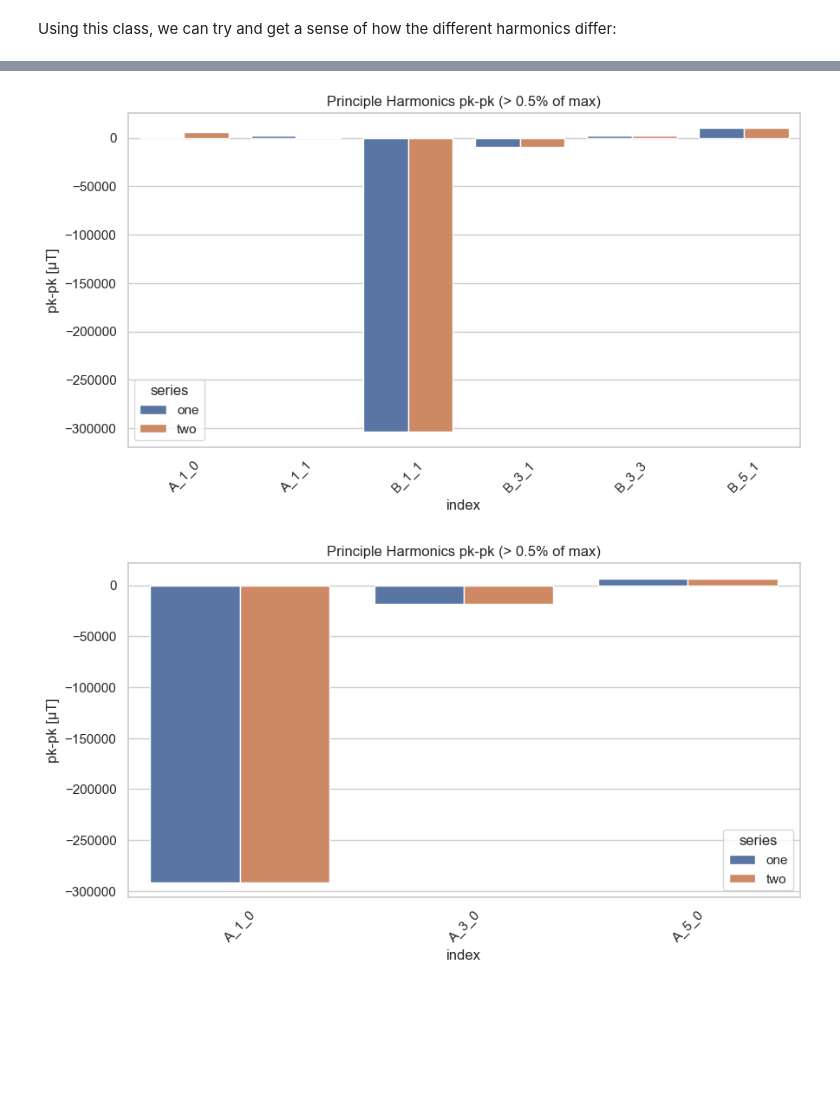
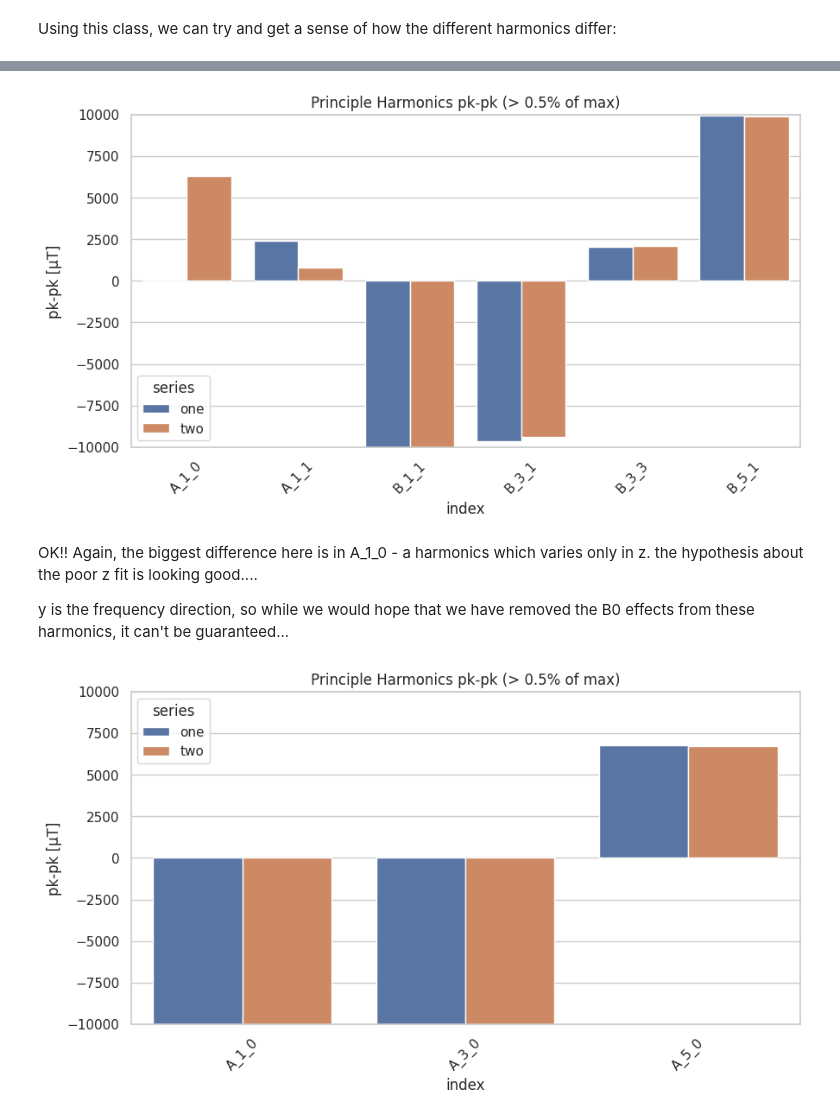
Before and after one commit to Image-X-Institute/mri_distortion_toolkit, a Jupyter notebook: examples/franken_goam/FrankenGoam.ipynb, the cells around one changed output, grey strips where cells are left out. Drawn from its saved outputs; the diff is of its cells as text; code cells hidden in the pictures; blank space fills up the shorter version.

```diff
--- a/examples/franken_goam/FrankenGoam.ipynb
+++ b/examples/franken_goam/FrankenGoam.ipynb
@@ -468,7 +527,7 @@ class CompareHarmonics:
         self.series1_fit.plot_cut_planes()
         self.series2_fit.plot_cut_planes()
 
-    def plot_harmonics(self, cut_off=.005, label_data=True):
+    def plot_harmonics(self, cut_off=.005, label_data=True, y_range=None):
 
         plt.figure(figsize=[10, 5])
         # ax = sns.barplot(self.HarmonicsPk_Pk, y='pk-pk [\u03BCT]', x=)
@@ -487,6 +546,8 @@ class CompareHarmonics:
         HarmonicsToPlot = HarmonicsToPlot.rename(columns={0: "pk_pk"})
 
         axs = sns.barplot(data=HarmonicsToPlot, x="index", y="pk_pk", hue="series")
+        if y_range:
+            axs.set_ylim(y_range)
         axs.set_title(f'Principle Harmonics pk-pk (>{cut_off * 100: 1.1f}% of max)')
 
         axs.set_ylabel('pk-pk [\u03BCT]')
@@ -509,13 +576,18 @@ Gy_compare.plot_harmonics(cut_off=.005, label_data=False)
 data_loc1 = Path('_data/G_y_Harmonics_rot.csv')
 data_loc2 = Path('_data/Gy.csv')
 Gy_compare = CompareHarmonics(data_loc1, data_loc2)
-Gy_compare.plot_harmonics(cut_off=.005, label_data=False)
+Gy_compare.plot_harmonics(cut_off=.005, label_data=False, y_range=[-10000, 10000])
 # %% [output]
-[figure, old version]
+[figure, new version]
+# %% [markdown]
+OK!! Again, the biggest difference here is in A_1_0 - a harmonics which varies only in z.
+the hypothesis about the poor z fit is looking good....
+
+y is the frequency direction, so while we would hope that we have removed the B0 effects from these harmonics, it can't be guaranteed...
 # %%
 data_loc1 = Path('_data/G_z_Harmonics_rot.csv')
 data_loc2 = Path('_data/Gz.csv')
 Gy_compare = CompareHarmonics(data_loc1, data_loc2)
-Gy_compare.plot_harmonics(cut_off=.005, label_data=False)
+Gy_compare.plot_harmonics(cut_off=.005, label_data=False, y_range=[-10000, 10000])
 # %% [output]
-[figure, old version]
+[figure, new version]
```
Also changed, not shown: parts of 14 cells of this notebook, 8 other files.
